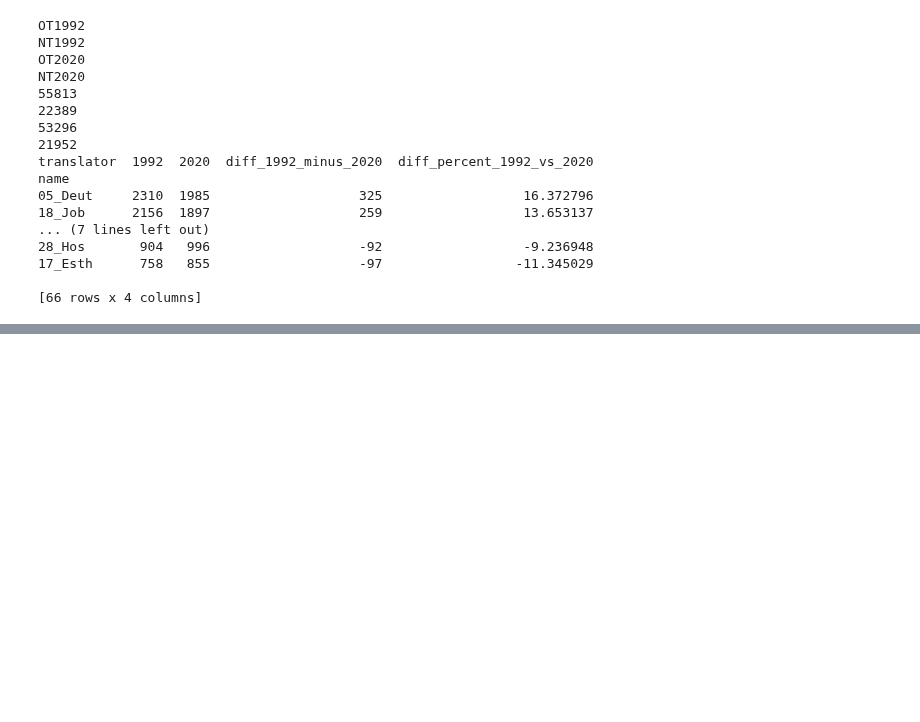
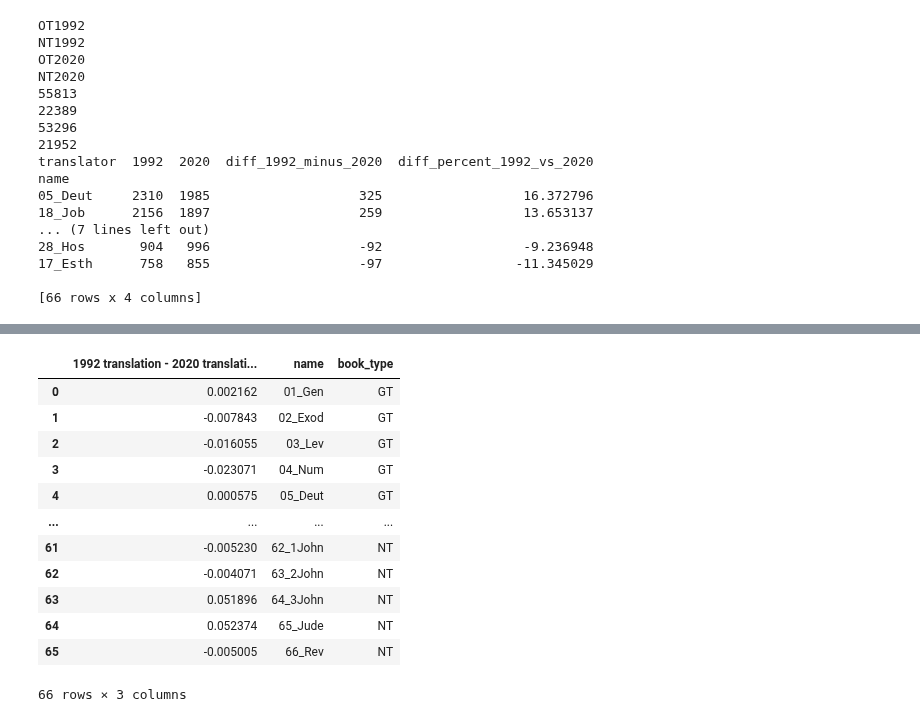
Before and after one commit to Computing-Antiquity/bibelen2020_appendices, a Jupyter notebook: demonstration_notebook.ipynb, the cells around one changed output, grey strips where cells are left out. Saved outputs shown, nothing was run; the diff lists cells and outputs as text; code cells hidden in the pictures; blank space fills up the shorter version.

```diff
--- a/demonstration_notebook.ipynb
+++ b/demonstration_notebook.ipynb
@@ -250,0 +271,21 @@ token_pivot_sorted_perc.to_csv("lemma_counts_sorted_perc.csv")
+# %%
+# Compute the difference in TTR
+diff_ttr = pd.DataFrame(book_df[book_df.translator == "1992"].sort_values("name").ttr.values - book_df[book_df.translator == "2020"].sort_values("name").ttr.values)
+diff_ttr = diff_ttr.assign(name = book_df[book_df.translator == "1992"].sort_values("name").name.values)
+diff_ttr.columns = ["1992 translation - 2020 translation variation in TTR", "name"]
+diff_ttr = diff_ttr.assign(book_type = book_df[book_df.translator == "1992"].sort_values("name").type.values)
+diff_ttr
+# %% [output]
+|  | 1992 translation - 2020 translati... | name | book_type |
+| 0 | 0.002162 | 01_Gen | GT |
+| 1 | -0.007843 | 02_Exod | GT |
+| 2 | -0.016055 | 03_Lev | GT |
+| 3 | -0.023071 | 04_Num | GT |
+| 4 | 0.000575 | 05_Deut | GT |
+| ... | ... | ... | ... |
+| 61 | -0.005230 | 62_1John | NT |
+| 62 | -0.004071 | 63_2John | NT |
+| 63 | 0.051896 | 64_3John | NT |
+| 64 | 0.052374 | 65_Jude | NT |
+| 65 | -0.005005 | 66_Rev | NT |
+66 rows × 3 columns
```
Also changed, not shown: parts of 12 cells of this notebook.
